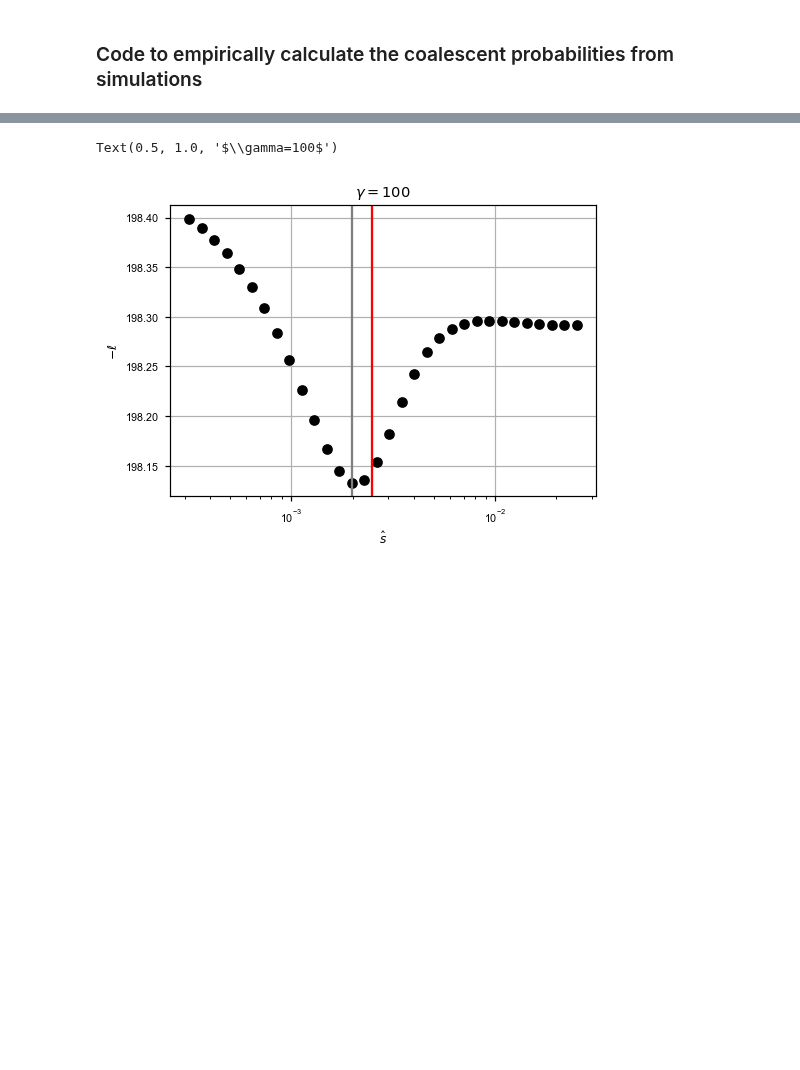
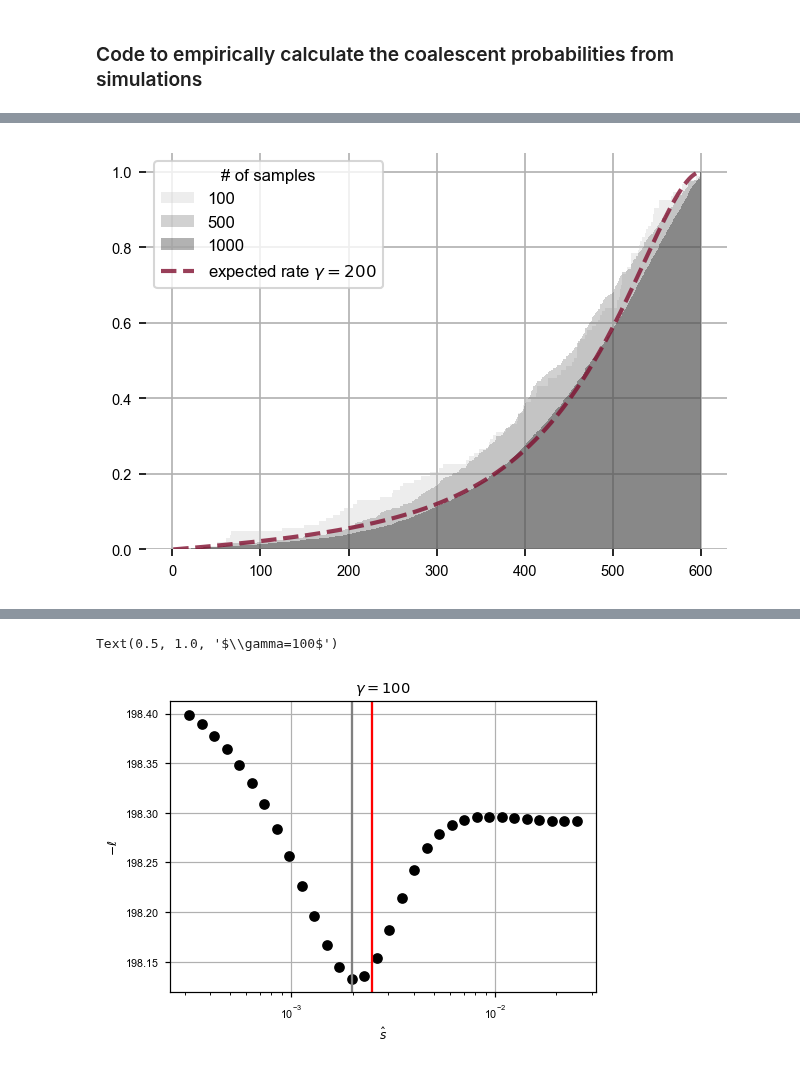
Before and after one commit to VivaswatS/selCoefEst, a Jupyter notebook: calc-genlik.ipynb, the cells around one changed output, grey strips where cells are left out. Drawn from its saved outputs; the diff is of its cells as text; code cells hidden in the pictures; blank space fills up the shorter version.

```diff
--- a/calc-genlik.ipynb
+++ b/calc-genlik.ipynb
@@ -574,0 +417,9 @@ foo(-2)
+# %%
+# show the change in histogram with 100, 200, 500 and 1000 samples...
+plt.figure(dpi=150)
+plt.hist(np.ravel(coals[:100,][mask[0][:100]]),cumulative=True,density=True,weights=np.repeat(sp.stats.binom.pmf(2,3,freqs[np.unique(mask[0])][:100]),10),bins=range(0,age+1,1),alpha=0.3,color=plt.get_cmap('Greys',4)(1),label='100'); plt.grid(); plt.box(False);
+plt.hist(np.ravel(coals[:500,][mask[0][:500]]),cumulative=True,density=True,weights=np.repeat(sp.stats.binom.pmf(2,3,freqs[np.unique(mask[0])][:500]),10),bins=range(0,age+1,1),alpha=0.3,color=plt.get_cmap('Greys',4)(2),label='500');
+plt.hist(np.ravel(coals[mask]),cumulative=True,density=True,weights=np.repeat(sp.stats.binom.pmf(2,3,freqs[np.unique(mask[0])]),10),bins=range(0,age+1,1),alpha=0.3,color=plt.get_cmap('Greys',4)(3),label='1000');
+plt.plot(range(1,age+1),prob,color='#800f2f',linewidth=2,ls='--',label=r'expected rate $\gamma=200$',alpha=0.8); plt.legend(title='# of samples',loc='upper left');
+# %% [output]
+[figure, added]
```
Also changed, not shown: parts of 24 cells of this notebook, 10 other files.
